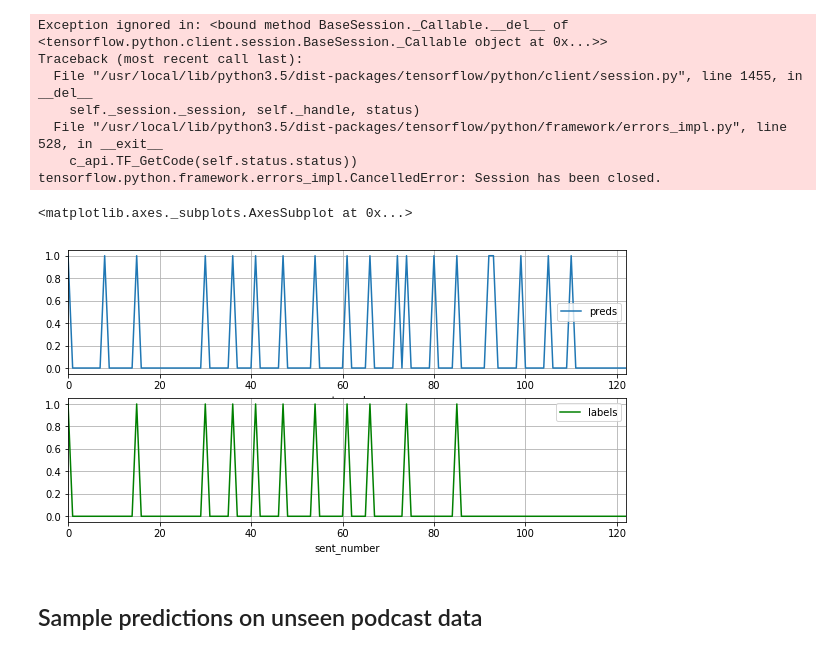
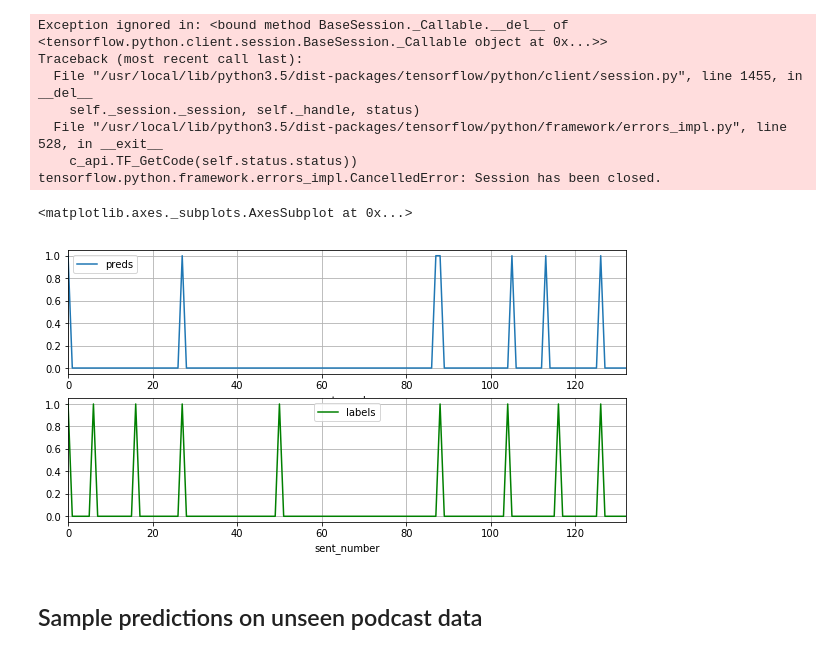
Before and after one commit to bmmidei/SliceCast, a Jupyter notebook: inference.ipynb, the cells around one changed output. Drawn from its saved outputs; the diff is of its cells as text; code cells hidden in the pictures.

```diff
--- a/inference.ipynb
+++ b/inference.ipynb
@@ -26,6 +35,6 @@ The autoreload extension is already loaded. To reload it, use:
 # %%
 net = SliceNet(classification=True)
-weights_path = '/home/bmmidei/SliceCast/models/04_20_2019_2300_final.h5'
+weights_path = '/home/bmmidei/SliceCast/models/weights_final.h5'
 # %% [markdown]
 ## Sample predictions on unseen wiki articles
 # %%
@@ -57,20 +66,20 @@ preds = np.argmax(preds, axis=2)
 labels = np.argmax(labels, axis=2)
 # %%
 # Choose the document you want to examine
-idx = 5
+idx = 7
 
 df = pd.DataFrame()
 df['preds'] = preds[idx,:]
 df['labels'] = labels[idx,:]
 df['sent_number'] = df.index
 
 fig, axes = plt.subplots(nrows=2, ncols=1)
 
 df.plot(x='sent_number', y='preds', figsize=(10,5), grid=True, ax=axes[0])
 df.plot(x='sent_number', y='labels', figsize=(10,5), grid=True, ax=axes[1], color='green')
 # %% [output]
 <matplotlib.axes._subplots.AxesSubplot at 0x...>
-[figure, old version]
+[figure, new version]
 # %% [markdown]
 ## Sample predictions on unseen podcast data
 # %%
```
Also changed, not shown: parts of 3 cells of this notebook, 2 other files.
